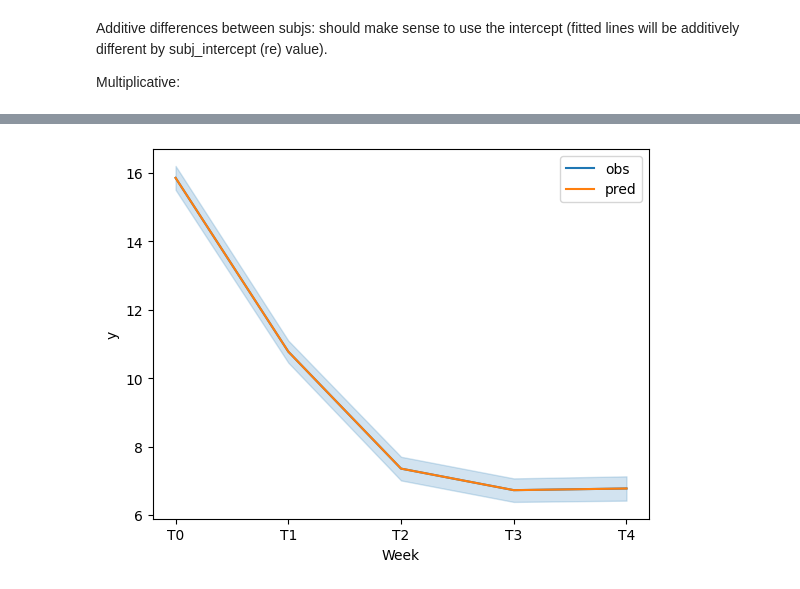
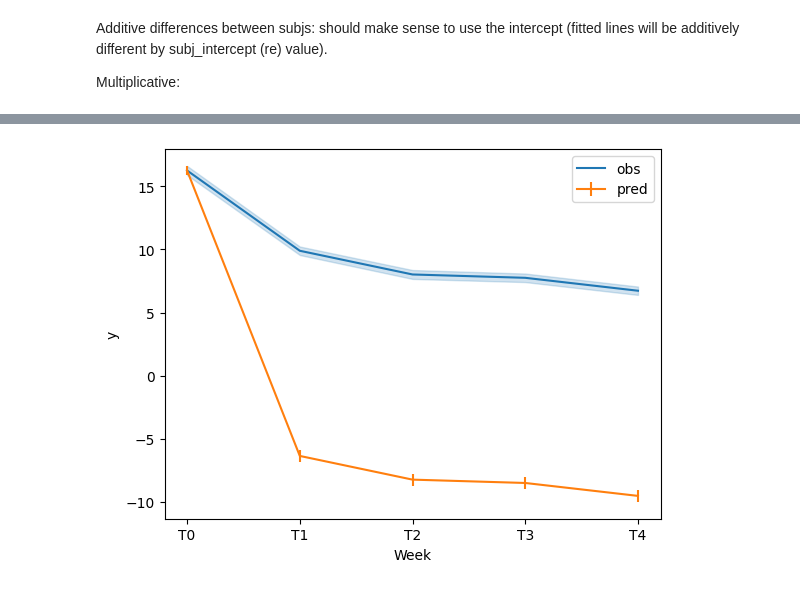
Before and after one commit to medhakp/smarts_cerebellum, a Jupyter notebook: simulations/lme.ipynb, the cells around one changed output, grey strips where cells are left out. Cells and saved outputs as stored; diff of their text form; code cells hidden in the pictures.

```diff
--- a/simulations/lme.ipynb
+++ b/simulations/lme.ipynb
@@ -135,17 +135,16 @@ model.summary()
+# %%
+df_mult_b = pd.DataFrame(model.fe_params.to_numpy(), columns = ['y_pred'])
+timepoints = df_mult.Week.unique()
+df_mult_b['Week'] = timepoints
+df_mult_b['se'] = model.bse_fe.to_numpy() # se of betas (fixed effects se)
 # %%
-fe_params = model.fe_params.to_numpy()
-bse = model.bse_fe.to_numpy()
-b = fe_params.copy()
-sem = bse.copy()
-b[1:] += b[0]
-sem[1:] += sem[0]
 sns.lineplot(data=df_mult, x='Week', y='y', errorbar='se', label= 'obs')
-plt.plot(b, label = 'pred')
+plt.errorbar(data = df_mult_b, x='Week', y='y_pred', yerr = 'se', label = 'pred')
 plt.legend()
 plt.show()
 #plt.fill_between(df_add.Week.unique(), b-sem, b+sem)
 # %% [output]
-[figure, old version]
+[figure, new version]
 # %%
 # same values killed as with the additive model
 df_mult_kill = df_mult.drop(index=kill)
```
Also changed, not shown: parts of 9 cells of this notebook.
